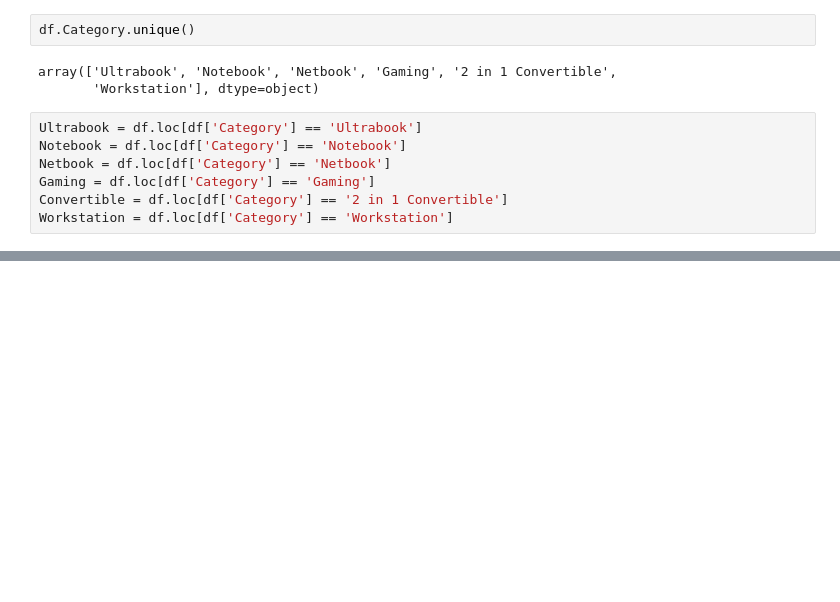
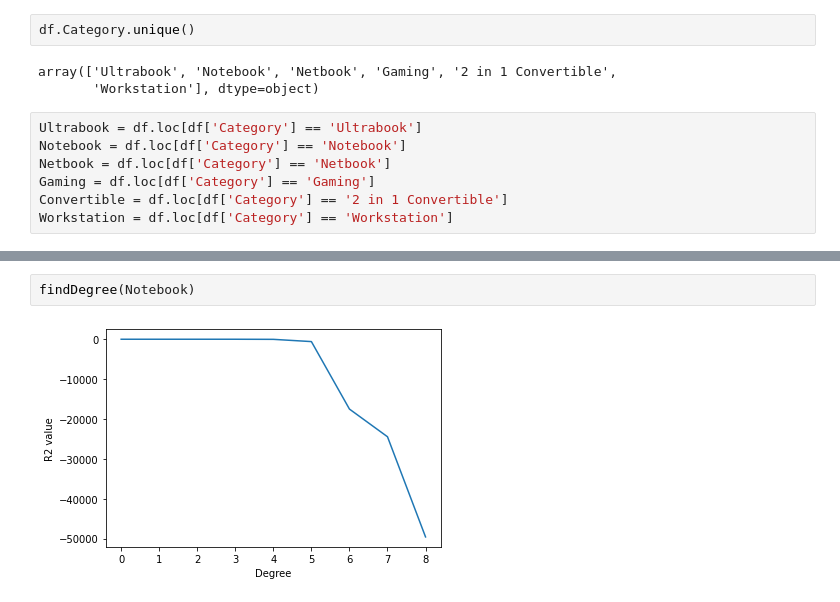
Before and after one commit to nicholasm185/Data-Science-Final-Project, a Jupyter notebook: multi_polynomial_regression.ipynb, the cells around one changed output, grey strips where cells are left out. Drawn from its saved outputs; the diff is of its cells as text; blank space fills up the shorter version.

```diff
--- a/multi_polynomial_regression.ipynb
+++ b/multi_polynomial_regression.ipynb
@@ -57,0 +74,4 @@ results = pd.DataFrame()
+# %%
+findDegree(Notebook)
+# %% [output]
+[figure, added]
```
Also changed, not shown: parts of 14 cells of this notebook.
